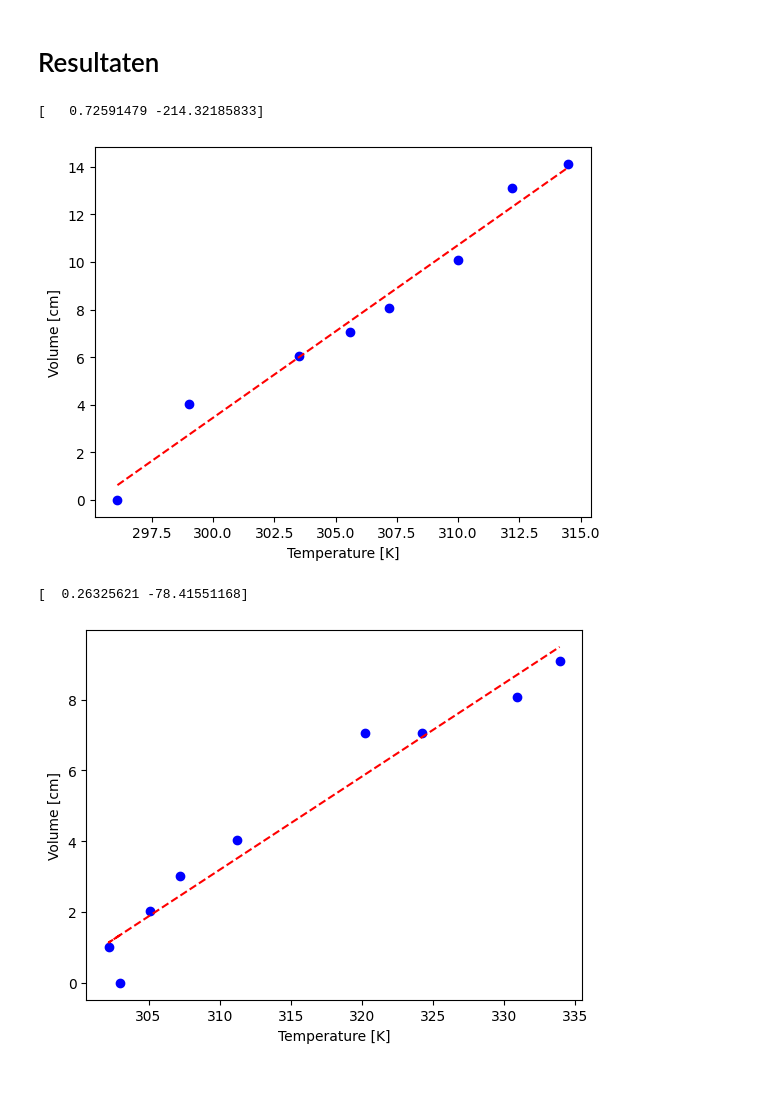
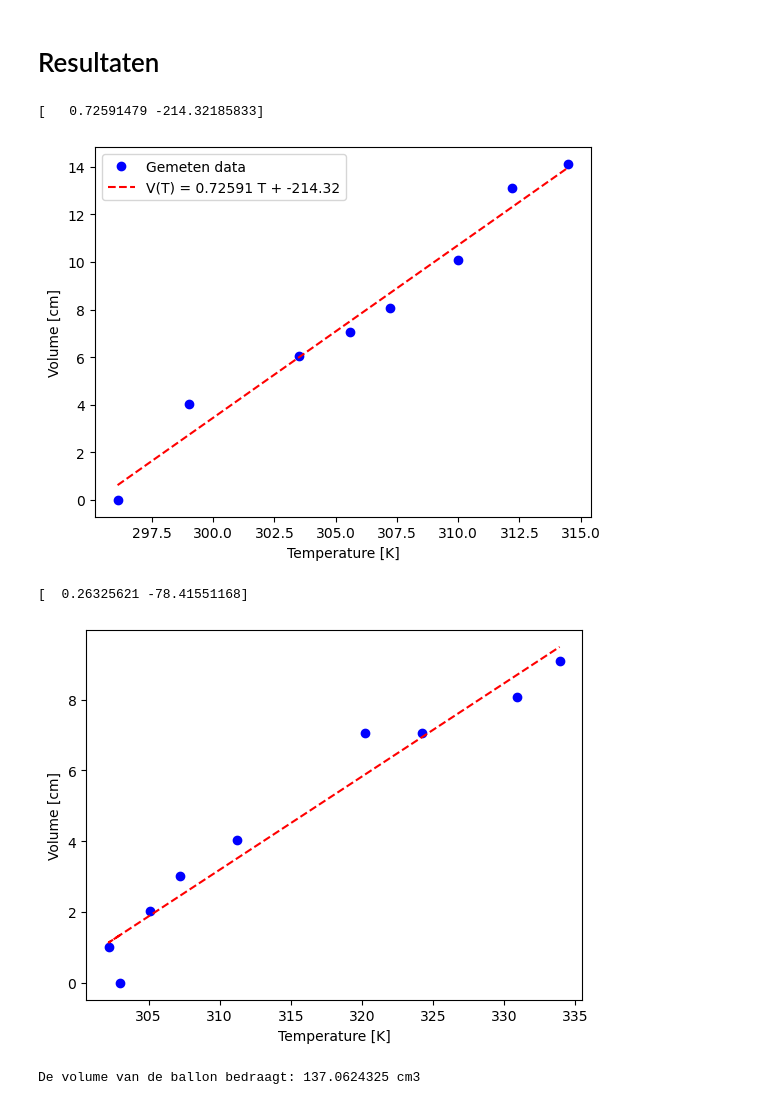
Before and after one commit to Ikbenjamin07/thermolab_MatthijsvOostrum_BenGeertman_groepje_3.5, a Jupyter notebook: Content/Labs/ballonproef.ipynb, the cells around one changed output. Drawn from its saved outputs; the diff is of its cells as text; code cells hidden in the pictures.

```diff
--- a/Content/Labs/ballonproef.ipynb
+++ b/Content/Labs/ballonproef.ipynb
@@ -69,58 +69,75 @@ Kun je nu met behulp van deze tweede meting een betere afschatting geven voor he
 # %%
 
 import numpy as np
 import matplotlib.pyplot as plt
 
+#gemeten data van proef met ballon
 temps = [23.1, 26.0, 30.5, 32.6, 34.2, 37.0, 39.2, 41.5]
 hoogtes = np.array([5, 9, 11, 12, 13, 15, 18, 19]) / 10 # mm
 
-
+#Gemeten constanten
 diam_beker = 7.66 # cm
 diam_deksel = 6.77 # cm
 opp_water = 1/4 * np.pi * (diam_beker**2 - diam_deksel**2) #cm2
 
+
+#Berekenen van volumes en lineaire fit
 volumes = (np.asarray(hoogtes) - hoogtes[0]) * opp_water
 temps_abs = np.asarray(temps) + 273
 coef = np.polyfit(temps_abs, volumes, 1)
 func = np.poly1d(coef)
-
 print(coef)
 
-plt.plot(temps_abs, volumes, 'ob')
-plt.plot(temps_abs, func(temps_abs), '--r')
+
+#plotten van de grafieken
+plt.plot(temps_abs, volumes, 'ob', label='Gemeten data')
+plt.plot(temps_abs, func(temps_abs), '--r', label=f'V(T) = {coef[0]:.5f} T + {coef[1]:.2f}')
 plt.xlabel('Temperature [K]')
 plt.ylabel('Volume [cm]')
+plt.legend()
 plt.show()
 # %% [output]
 [   0.72591479 -214.32185833]
-[figure, old version]
+[figure, new version]
 # %%
 
 import numpy as np
 import matplotlib.pyplot as plt
 
+#Gemeten dat van de proef zonder ballon
 temps = [30.0, 29.2, 32.1, 34.2, 38.2, 47.2, 51.2, 57.9, 60.9] # °C
 hoogtes = np.array([4, 5, 6, 7, 8, 11, 11, 12, 13]) / 10 # mm
 
-
+#Vaste constante
 diam_beker = 7.66 # cm
 diam_deksel = 6.77 # cm
 opp_water = 1/4 * np.pi * (diam_beker**2 - diam_deksel**2) #cm2
 
+#Berekeningen en definities voor fitlijn
 volumes = (np.asarray(hoogtes) - hoogtes[0]) * opp_water
 temps_abs = np.asarray(temps) + 273
 coef = np.polyfit(temps_abs, volumes, 1)
 func = np.poly1d(coef)
-
 print(coef)
 
+#Grafieken plotten
 plt.plot(temps_abs, volumes, 'ob')
 plt.plot(temps_abs, func(temps_abs), '--r')
 plt.xlabel('Temperature [K]')
 plt.ylabel('Volume [cm]')
 plt.show()
+
+#Berekenen van het hellingsvolume van de ballon
+Hellingballon = 0.725914 #cm3/K
+Hellingzonderballon = 0.263256 #cm3/K
+Hellingvolume = Hellingballon - Hellingzonderballon
+
+#23.1 graden Celsius is het beginpunt van de meting met ballon
+Volumeballon = Hellingvolume * (273.15+23.1)
+print("De volume van de ballon bedraagt:", Volumeballon, "cm3")
 # %% [output]
 [  0.26325621 -78.41551168]
 [figure]
+De volume van de ballon bedraagt: 137.0624325 cm3
 # %% [markdown]
 # Discussie en conclusie
```
Also changed, not shown: parts of 1 cell of this notebook.
